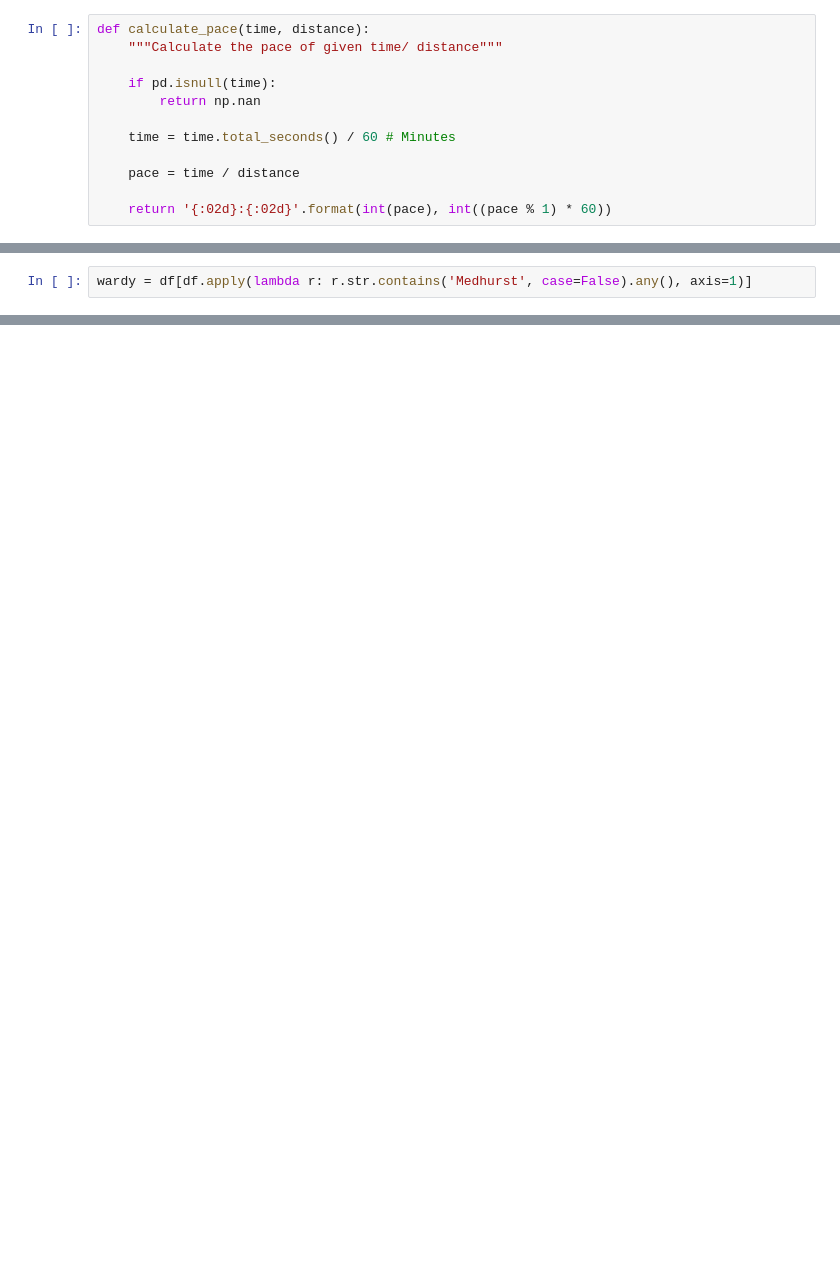
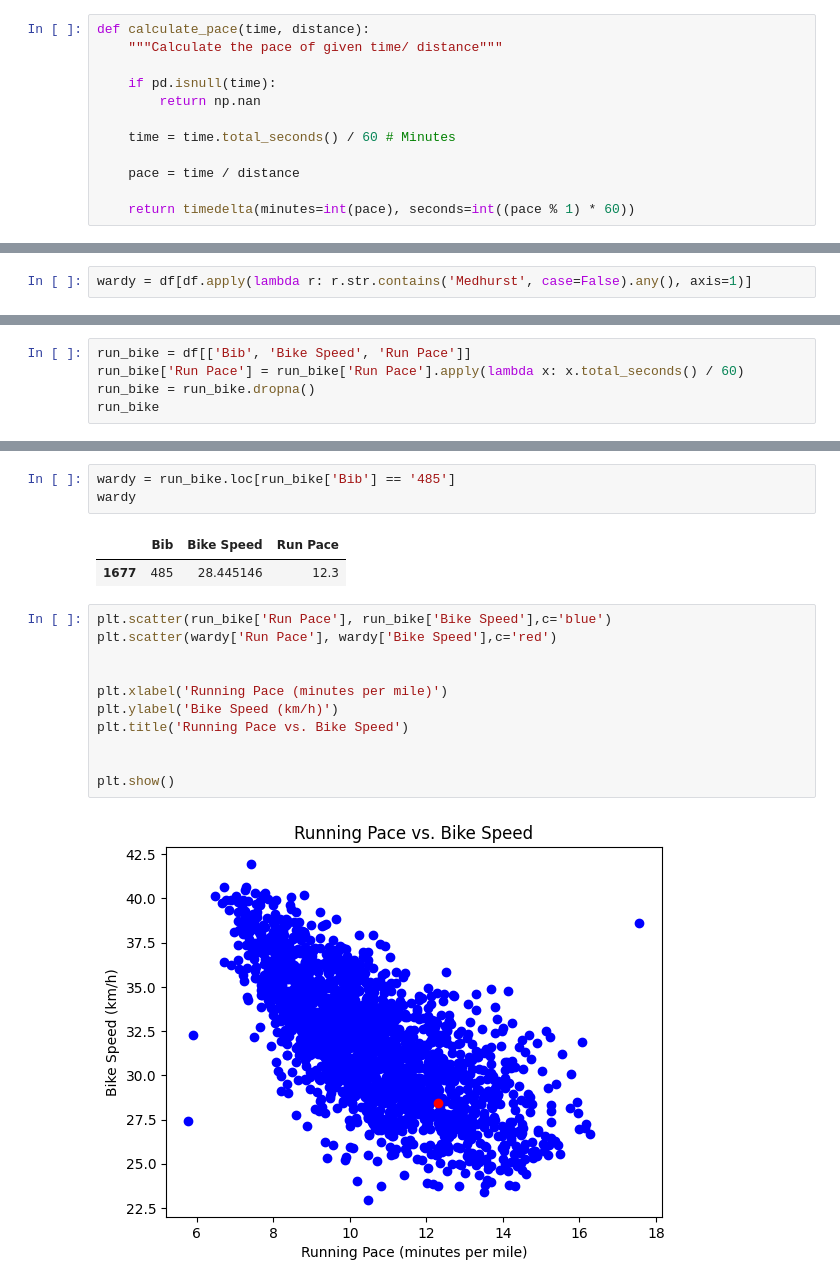
Before and after one commit to Codeiwomple/im_analysis, a Jupyter notebook: imabs.ipynb, the cells around one changed output, grey strips where cells are left out. Drawn from its saved outputs; the diff is of its cells as text; blank space fills up the shorter version.

Commit message:
run vs bike pace

```diff
--- a/imabs.ipynb
+++ b/imabs.ipynb
@@ -123,4 +127,4 @@ def calculate_pace(time, distance):
 
     pace = time / distance
 
-    return '{:02d}:{:02d}'.format(int(pace), int((pace % 1) * 60))
+    return timedelta(minutes=int(pace), seconds=int((pace % 1) * 60))
@@ -163,0 +142,5 @@ wardy = df[df.apply(lambda r: r.str.contains('Medhurst', case=False).any(), axis
+# %%
+run_bike = df[['Bib', 'Bike Speed', 'Run Pace']]
+run_bike['Run Pace'] = run_bike['Run Pace'].apply(lambda x: x.total_seconds() / 60)
+run_bike = run_bike.dropna()
+run_bike
@@ -163,0 +182,19 @@ wardy = df[df.apply(lambda r: r.str.contains('Medhurst', case=False).any(), axis
+# %%
+wardy = run_bike.loc[run_bike['Bib'] == '485']
+wardy
+# %% [output]
+|  | Bib | Bike Speed | Run Pace |
+| 1677 | 485 | 28.445146 | 12.3 |
+# %%
+plt.scatter(run_bike['Run Pace'], run_bike['Bike Speed'],c='blue')
+plt.scatter(wardy['Run Pace'], wardy['Bike Speed'],c='red')
+
+
+plt.xlabel('Running Pace (minutes per mile)')
+plt.ylabel('Bike Speed (km/h)')
+plt.title('Running Pace vs. Bike Speed')
+
+
+plt.show()
+# %% [output]
+[figure, added]
```
Also changed, not shown: parts of 9 cells of this notebook.
